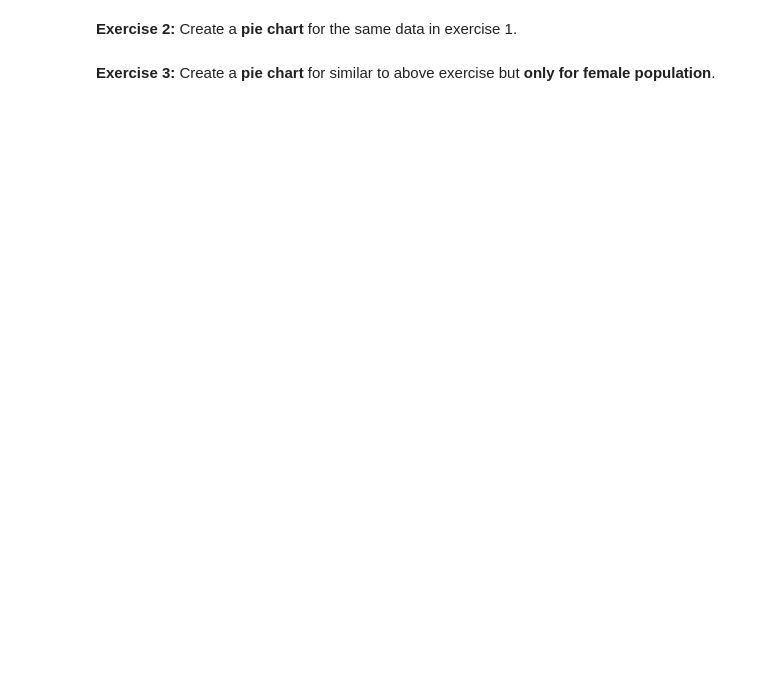
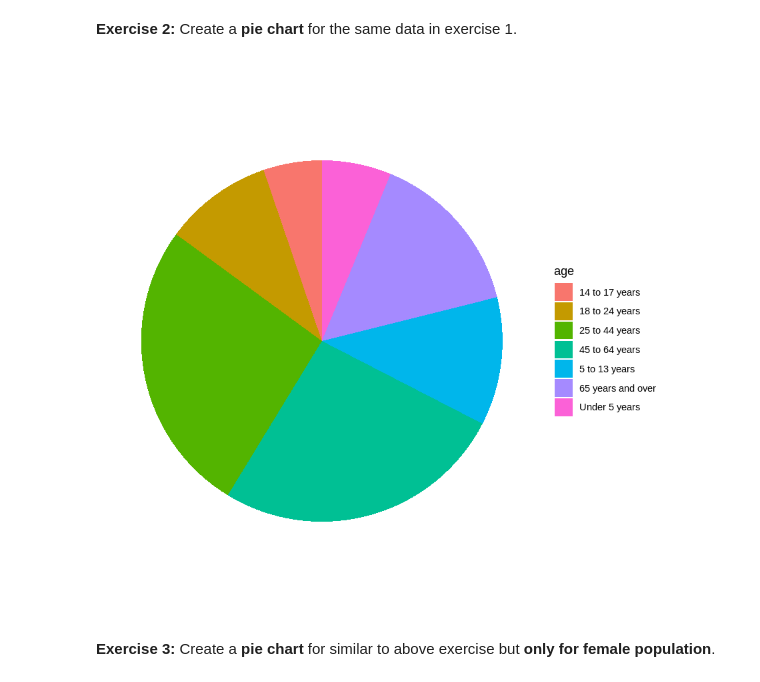
Before and after one commit to BlakeBigG/Big_Data_Visualization_MS, a Jupyter notebook: modules/module5/exercises/L5_Exercise.ipynb, the cells around one changed output. Cells and saved outputs as stored; diff of their text form; code cells hidden in the pictures; blank space fills up the shorter version.

```diff
--- a/modules/module5/exercises/L5_Exercise.ipynb
+++ b/modules/module5/exercises/L5_Exercise.ipynb
@@ -29,11 +49,14 @@ scale_x_discrete(limits = c("Under 5 years","5 to 13 years","14 to 17 years","18
 # %%
 # remember a pie chart really is a STACKED bar chart with a SINGLE (1) bar in a polar coordinate system.
 
 # use fill to stack a variable's classes in the bar.
-ggplot(pproj, aes(<-YOUR CODE HERE->)) +
-geom_bar(data = subset(<-YOUR CODE HERE->), stat="identity", width=1) +
+ggplot(pproj, aes(x="", y=pop, fill=age)) +
+geom_bar(data = subset(pproj, year==2015), stat="identity", width=1) +
 # which coords ?
-<-YOUR CODE HERE->
+coord_polar(theta="y") +
+theme_void()
+# %% [output]
+[figure, added]
 # %% [markdown]
 **Exercise 3:** Create a **pie chart** for similar to above exercise but **only for female population**.
 # %%
```
Also changed, not shown: parts of 15 cells of this notebook, 2 other files.
